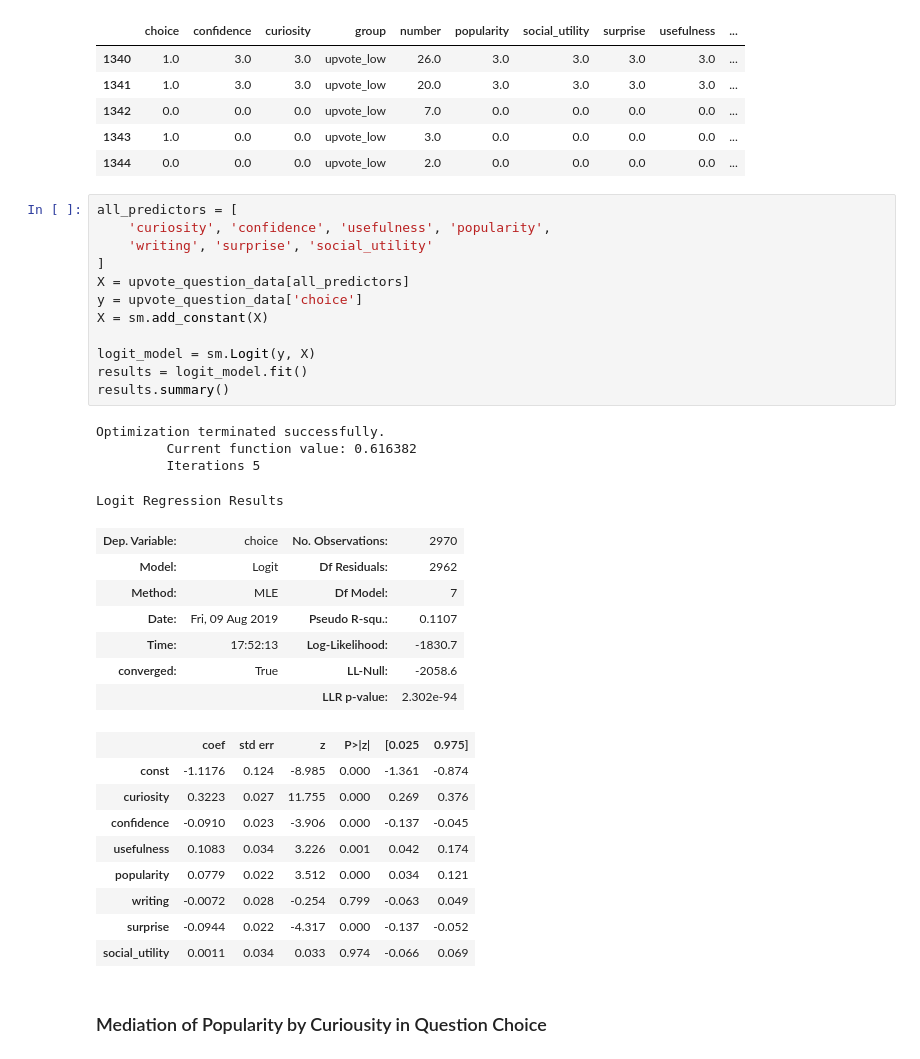
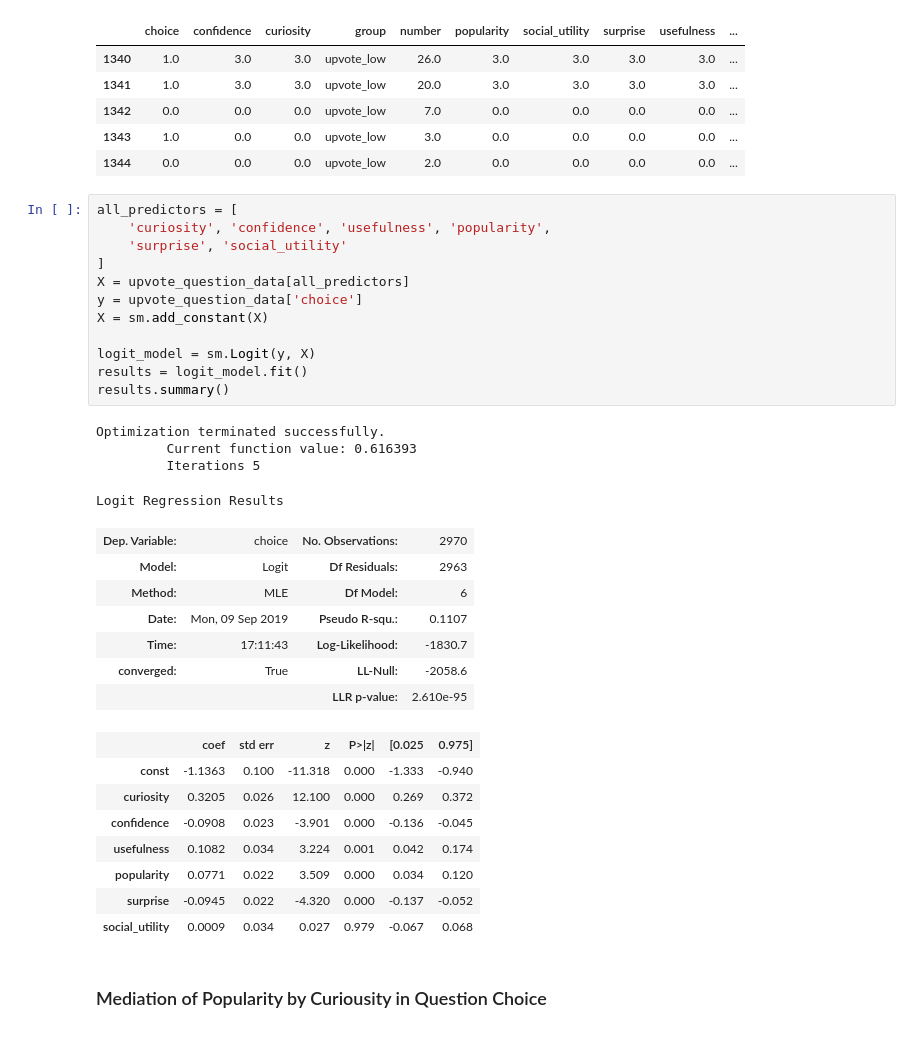
Before and after one commit to hermish/concepts-research, a Jupyter notebook: analysis/09-randomized-final/2-analysis.ipynb, the cells around one changed output. Drawn from its saved outputs; the diff is of its cells as text.

```diff
--- a/analysis/09-randomized-final/2-analysis.ipynb
+++ b/analysis/09-randomized-final/2-analysis.ipynb
@@ -383,36 +432,35 @@ See the caveats in the documentation: http://pandas.pydata.org/pandas-docs/stabl
 # %%
 all_predictors = [
     'curiosity', 'confidence', 'usefulness', 'popularity',
-    'writing', 'surprise', 'social_utility'
+    'surprise', 'social_utility'
 ]
 X = upvote_question_data[all_predictors]
 y = upvote_question_data['choice']
 X = sm.add_constant(X)
 
 logit_model = sm.Logit(y, X)
 results = logit_model.fit()
 results.summary()
 # %% [output]
 Optimization terminated successfully.
-         Current function value: 0.616382
+         Current function value: 0.616393
          Iterations 5
 Logit Regression Results
 | Dep. Variable: | choice | No. Observations: | 2970 |
-| Model: | Logit | Df Residuals: | 2962 |
-| Method: | MLE | Df Model: | 7 |
-| Date: | Fri, 09 Aug 2019 | Pseudo R-squ.: | 0.1107 |
-| Time: | 17:52:13 | Log-Likelihood: | -1830.7 |
+| Model: | Logit | Df Residuals: | 2963 |
+| Method: | MLE | Df Model: | 6 |
+| Date: | Mon, 09 Sep 2019 | Pseudo R-squ.: | 0.1107 |
+| Time: | 17:11:43 | Log-Likelihood: | -1830.7 |
 | converged: | True | LL-Null: | -2058.6 |
-|  |  | LLR p-value: | 2.302e-94 |
+|  |  | LLR p-value: | 2.610e-95 |
 |  | coef | std err | z | P>|z| | [0.025 | 0.975] |
-| const | -1.1176 | 0.124 | -8.985 | 0.000 | -1.361 | -0.874 |
-| curiosity | 0.3223 | 0.027 | 11.755 | 0.000 | 0.269 | 0.376 |
-| confidence | -0.0910 | 0.023 | -3.906 | 0.000 | -0.137 | -0.045 |
-| usefulness | 0.1083 | 0.034 | 3.226 | 0.001 | 0.042 | 0.174 |
-| popularity | 0.0779 | 0.022 | 3.512 | 0.000 | 0.034 | 0.121 |
-| writing | -0.0072 | 0.028 | -0.254 | 0.799 | -0.063 | 0.049 |
-| surprise | -0.0944 | 0.022 | -4.317 | 0.000 | -0.137 | -0.052 |
-| social_utility | 0.0011 | 0.034 | 0.033 | 0.974 | -0.066 | 0.069 |
+| const | -1.1363 | 0.100 | -11.318 | 0.000 | -1.333 | -0.940 |
+| curiosity | 0.3205 | 0.026 | 12.100 | 0.000 | 0.269 | 0.372 |
+| confidence | -0.0908 | 0.023 | -3.901 | 0.000 | -0.136 | -0.045 |
+| usefulness | 0.1082 | 0.034 | 3.224 | 0.001 | 0.042 | 0.174 |
+| popularity | 0.0771 | 0.022 | 3.509 | 0.000 | 0.034 | 0.120 |
+| surprise | -0.0945 | 0.022 | -4.320 | 0.000 | -0.137 | -0.052 |
+| social_utility | 0.0009 | 0.034 | 0.027 | 0.979 | -0.067 | 0.068 |
 # %% [markdown]
 ### Mediation of Popularity by Curiousity in Question Choice
 # %%
```
Also changed, not shown: parts of 11 cells of this notebook, 24 other files.
